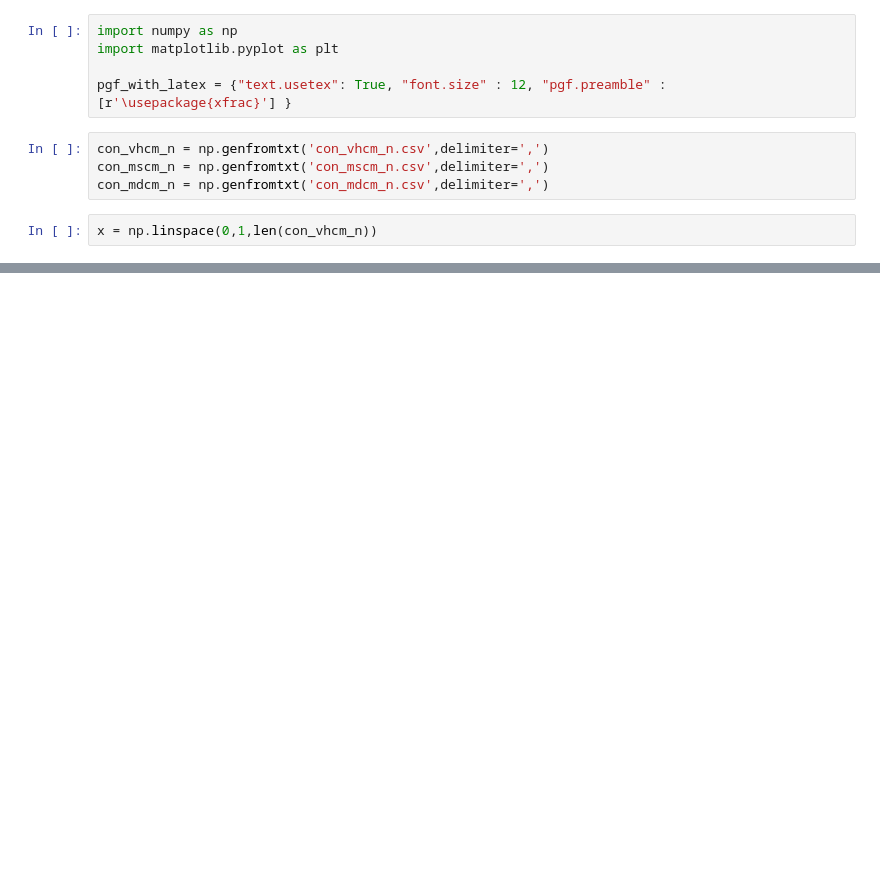
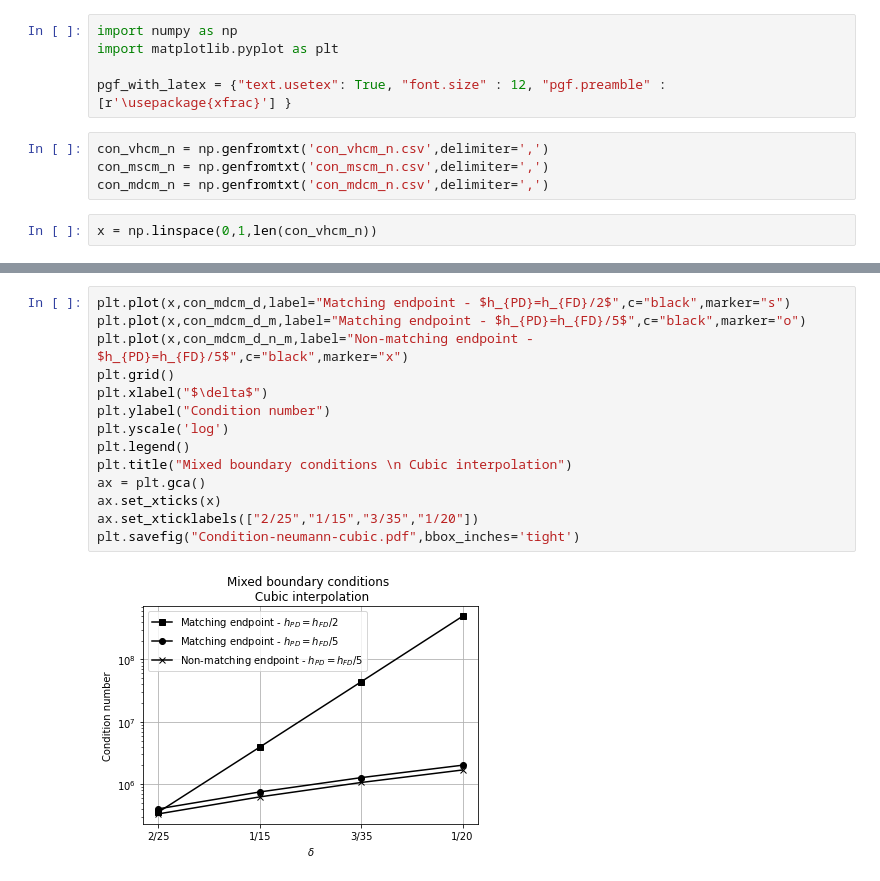
Before and after one commit to diehlpk/reusommer21, a Jupyter notebook: Condition-plot.ipynb, the cells around one changed output, grey strips where cells are left out. Cells and saved outputs as stored; diff of their text form; blank space fills up the shorter version.

```diff
--- a/Condition-plot.ipynb
+++ b/Condition-plot.ipynb
@@ -47,0 +72,16 @@ plt.savefig("Condition-dirichlet.pdf",bbox_inches='tight')
+# %%
+plt.plot(x,con_mdcm_d,label="Matching endpoint - $h_{PD}=h_{FD}/2$",c="black",marker="s")
+plt.plot(x,con_mdcm_d_m,label="Matching endpoint - $h_{PD}=h_{FD}/5$",c="black",marker="o")
+plt.plot(x,con_mdcm_d_n_m,label="Non-matching endpoint - $h_{PD}=h_{FD}/5$",c="black",marker="x")
+plt.grid()
+plt.xlabel("$\delta$")
+plt.ylabel("Condition number")
+plt.yscale('log')
+plt.legend()
+plt.title("Mixed boundary conditions \n Cubic interpolation")
+ax = plt.gca()
+ax.set_xticks(x)
+ax.set_xticklabels(["2/25","1/15","3/35","1/20"])
+plt.savefig("Condition-neumann-cubic.pdf",bbox_inches='tight')
+# %% [output]
+[figure, added]
```
Also changed, not shown: parts of 6 cells of this notebook, 8 other files.
